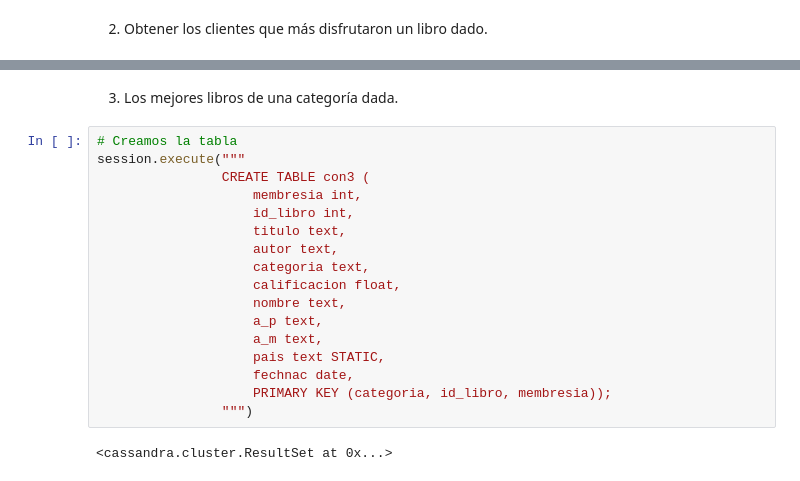
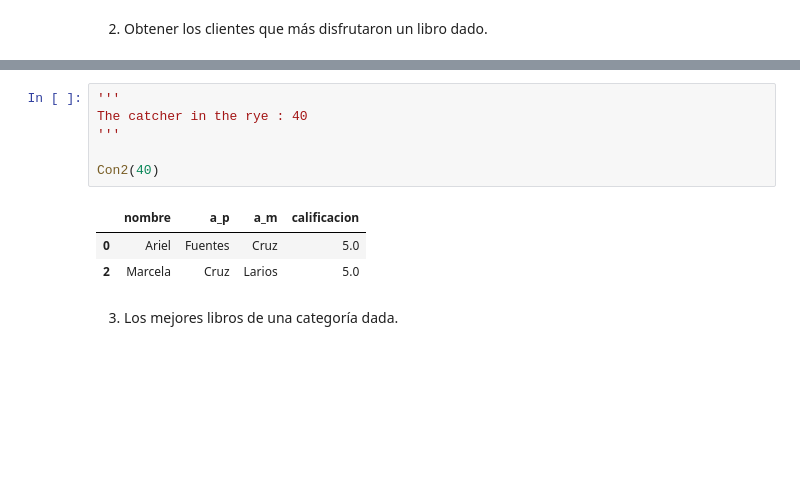
Before and after one commit to danielfrgs/2022_1-Base-Datos, a Jupyter notebook: Practicas/P2/P2.ipynb, the cells around one changed output, grey strips where cells are left out. Saved outputs shown, nothing was run; the diff lists cells and outputs as text; blank space fills up the shorter version.

```diff
--- a/Practicas/P2/P2.ipynb
+++ b/Practicas/P2/P2.ipynb
@@ -247,22 +345,13 @@ df[df.calificacion == df.calificacion.max()]
+# %%
+'''
+The catcher in the rye : 40
+'''
+
+Con2(40)
+# %% [output]
+|  | nombre | a_p | a_m | calificacion |
+| 0 | Ariel | Fuentes | Cruz | 5.0 |
+| 2 | Marcela | Cruz | Larios | 5.0 |
 # %% [markdown]
 3. Los mejores libros de una categoría dada.
-# %%
-# Creamos la tabla
-session.execute("""
-                CREATE TABLE con3 (
-                    membresia int,
-                    id_libro int,
-                    titulo text,
-                    autor text,
-                    categoria text,
-                    calificacion float,
-                    nombre text,
-                    a_p text,
-                    a_m text,
-                    pais text STATIC,
-                    fechnac date,
-                    PRIMARY KEY (categoria, id_libro, membresia));
-                """)
-# %% [output]
-<cassandra.cluster.ResultSet at 0x...>
 # %%
```
Also changed, not shown: parts of 32 cells of this notebook, 3 other files.
